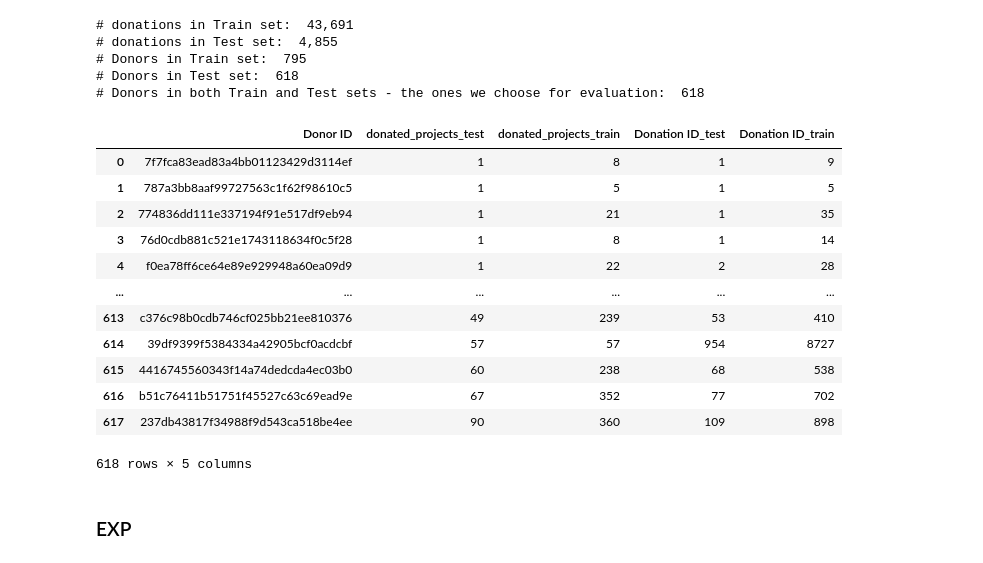
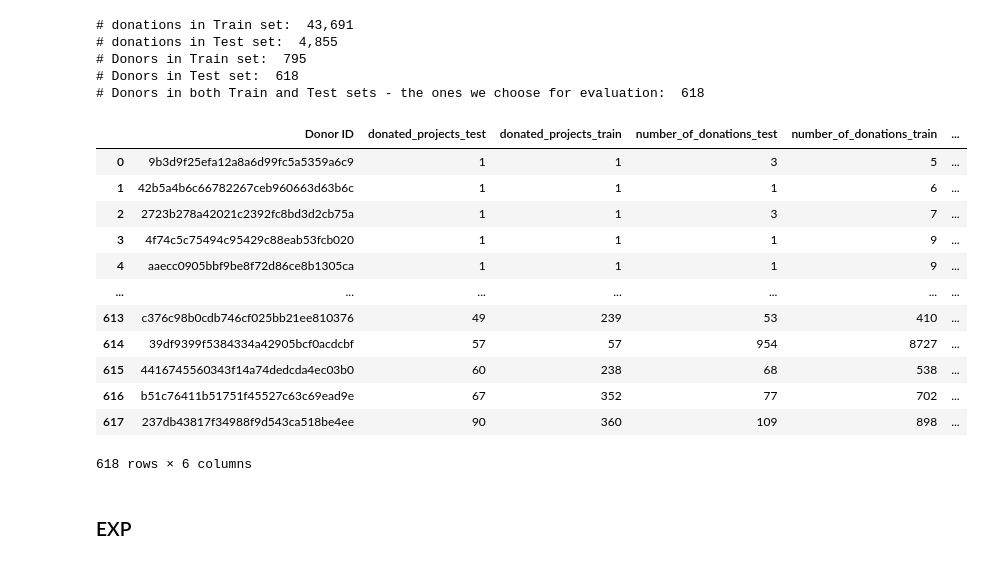
Before and after one commit to mitramir55/Recommender-systems, a Jupyter notebook: TFIDF.ipynb, the cells around one changed output. Cells and saved outputs as stored; diff of their text form; code cells hidden in the pictures.

Commit message:
tfidf corrected the ignore projects

```diff
--- a/TFIDF.ipynb
+++ b/TFIDF.ipynb
@@ -161,23 +177,53 @@ df_test_donor_index = df_test.groupby(by = ['Donor ID', 'Project ID']).sum()[['D
 # %%
 test_train_comparison_df = pd.merge(right = df_train.groupby('Donor ID').count()[['Donation ID']].reset_index(), left = df_test.groupby('Donor ID').count()[['Donation ID']].reset_index(), on='Donor ID', suffixes=('_test', '_train')).sort_values(by='Donation ID_test').reset_index(drop=True)
 test_train_comparison_df = pd.merge(right = test_train_comparison_df, left = df_train.groupby('Donor ID'). agg({"Project ID": "nunique"})[['Project ID']].reset_index().rename(columns={'Project ID': 'donated_projects_train'}), on='Donor ID')
 test_train_comparison_df = pd.merge(right = test_train_comparison_df, left = df_test.groupby('Donor ID'). agg({"Project ID": "nunique"})[['Project ID']].reset_index().rename(columns={'Project ID': 'donated_projects_test'}), on='Donor ID')
 
-test_train_comparison_df.sort_values(by='donated_projects_test').reset_index(drop=True)
+overlaps = []
+for donor_id in test_train_comparison_df.loc[:, 'Donor ID']:
+
+    df_train_d = df_train_donor_index.loc[donor_id, 'Project ID']
+    df_test_d = df_test_donor_index.loc[donor_id, 'Project ID']
+
+    if type(df_test_d) == str:
+        df_test_d = [df_test_d]
+    else: df_test_d = list(df_test_d.values)
+
+
+    if type(df_train_d) == str:
+        df_train_d = [df_train_d]
+    else: df_train_d = list(df_train_d.values)
+
+    overlap = 0
+    for project_id in df_test_d:
+        if project_id in df_train_d:
+            overlap+=1
+        else: continue
+    overlaps.append(overlap)
+
+
+test_train_comparison_df.loc[:, 'projects_overlap'] = overlaps
+
+test_train_comparison_df.rename(
+    columns={'Donation ID_test':'number_of_donations_test', 'Donation ID_train': 'number_of_donations_train'},
+    inplace=True
+    )
+
+test_train_comparison_df.sort_values(by=['donated_projects_test', 'donated_projects_train', 'number_of_donations_train']).reset_index(drop=True)
 # %% [output]
-|  | Donor ID | donated_projects_test | donated_projects_train | Donation ID_test | Donation ID_train |
-| 0 | 7f7fca83ead83a4bb01123429d3114ef | 1 | 8 | 1 | 9 |
-| 1 | 787a3bb8aaf99727563c1f62f98610c5 | 1 | 5 | 1 | 5 |
-| 2 | 774836dd111e337194f91e517df9eb94 | 1 | 21 | 1 | 35 |
-| 3 | 76d0cdb881c521e1743118634f0c5f28 | 1 | 8 | 1 | 14 |
-| 4 | f0ea78ff6ce64e89e929948a60ea09d9 | 1 | 22 | 2 | 28 |
-| ... | ... | ... | ... | ... | ... |
-| 613 | c376c98b0cdb746cf025bb21ee810376 | 49 | 239 | 53 | 410 |
-| 614 | 39df9399f5384334a42905bcf0acdcbf | 57 | 57 | 954 | 8727 |
-| 615 | 4416745560343f14a74dedcda4ec03b0 | 60 | 238 | 68 | 538 |
-| 616 | b51c76411b51751f45527c63c69ead9e | 67 | 352 | 77 | 702 |
-| 617 | 237db43817f34988f9d543ca518be4ee | 90 | 360 | 109 | 898 |
+|  | Donor ID | donated_projects_test | donated_projects_train | number_of_donations_test | number_of_donations_train | ... |
+| 0 | 9b3d9f25efa12a8a6d99fc5a5359a6c9 | 1 | 1 | 3 | 5 | ... |
+| 1 | 42b5a4b6c66782267ceb960663d63b6c | 1 | 1 | 1 | 6 | ... |
+| 2 | 2723b278a42021c2392fc8bd3d2cb75a | 1 | 1 | 3 | 7 | ... |
+| 3 | 4f74c5c75494c95429c88eab53fcb020 | 1 | 1 | 1 | 9 | ... |
+| 4 | aaecc0905bbf9be8f72d86ce8b1305ca | 1 | 1 | 1 | 9 | ... |
+| ... | ... | ... | ... | ... | ... | ... |
+| 613 | c376c98b0cdb746cf025bb21ee810376 | 49 | 239 | 53 | 410 | ... |
+| 614 | 39df9399f5384334a42905bcf0acdcbf | 57 | 57 | 954 | 8727 | ... |
+| 615 | 4416745560343f14a74dedcda4ec03b0 | 60 | 238 | 68 | 538 | ... |
+| 616 | b51c76411b51751f45527c63c69ead9e | 67 | 352 | 77 | 702 | ... |
+| 617 | 237db43817f34988f9d543ca518be4ee | 90 | 360 | 109 | 898 | ... |
-618 rows × 5 columns
+618 rows × 6 columns
 # %% [markdown]
 ### EXP
 # %%
```
Also changed, not shown: parts of 10 cells of this notebook.
